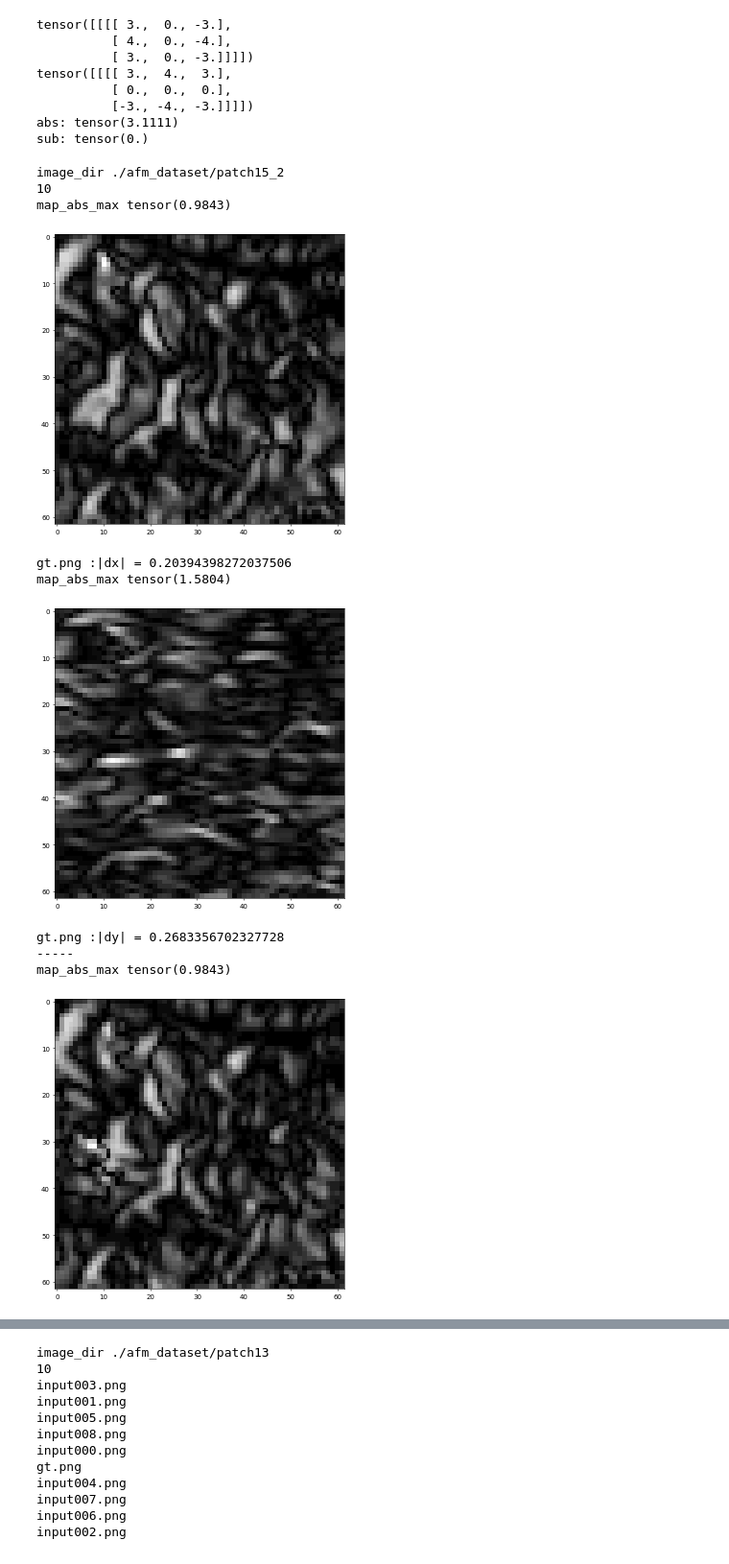
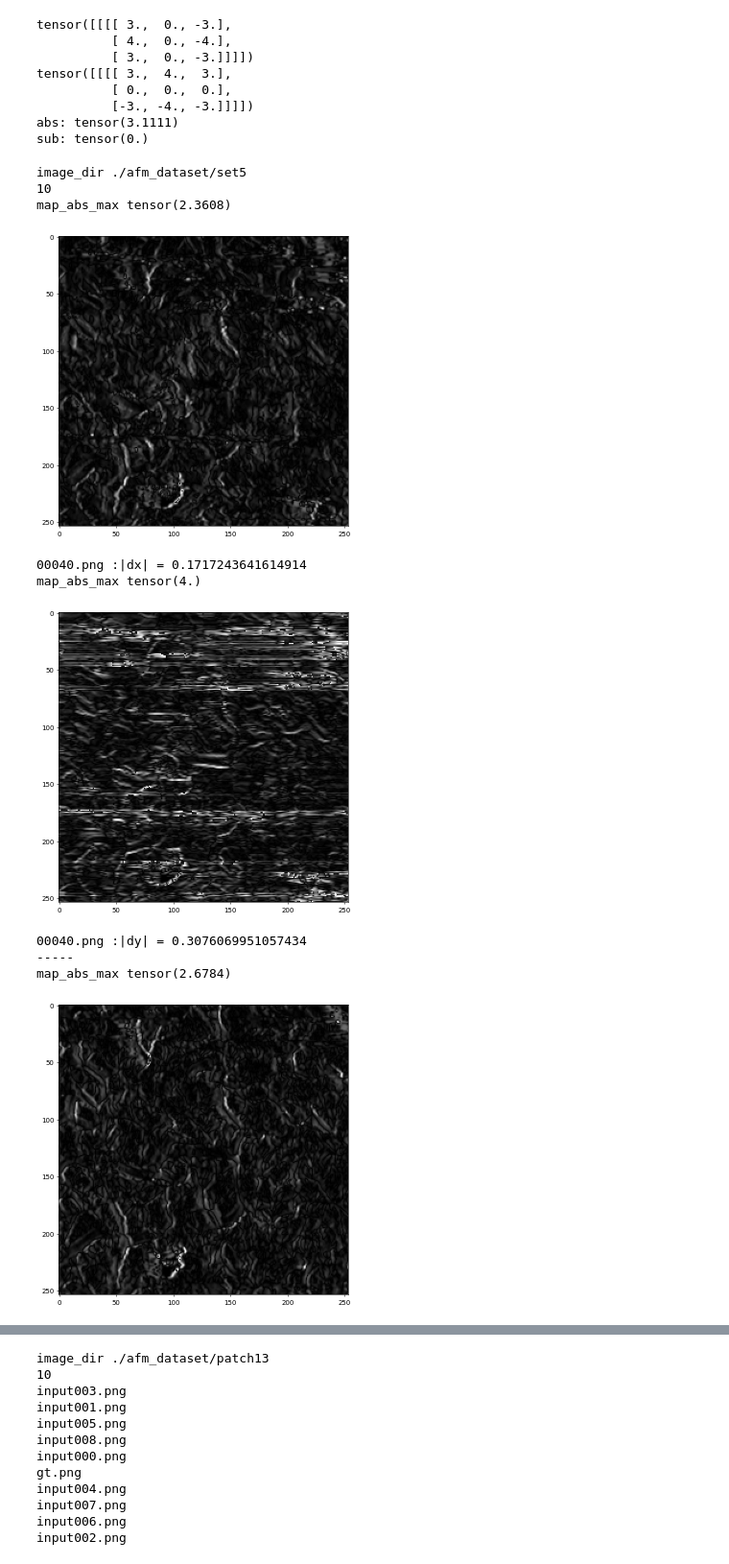
Before and after one commit to yasue32/afm-denoise, a Jupyter notebook: blur/afm/test.ipynb, the cells around one changed output, grey strips where cells are left out. Shown at 96% size. Saved outputs shown, nothing was run; the diff lists cells and outputs as text; code cells hidden in the pictures.

```diff
--- a/blur/afm/test.ipynb
+++ b/blur/afm/test.ipynb
@@ -59,7 +59,7 @@ tensor([[[[ 3.,  4.,  3.],
 abs: tensor(3.1111)
 sub: tensor(0.)
 # %%
-data = Data('./afm_dataset/patch15_2')
+data = Data('./afm_dataset/set5')
 kernelx = torch.Tensor([[-1., 0., 1.],
                        [-2., 0., 2.],
                        [-1., 0., 1.]])
@@ -88,42 +88,42 @@ for i, (img, fname) in enumerate(data):
     # dic_score[i] = (score_mapy - score_mapx).abs().mean().item()
     dic_score[i] = (score_mapy.abs() - score_mapx.abs()).mean().item()
     # dic_score[i] = (score_mapx.abs().mean() - score_mapy.abs().mean()).item()
 
 
-    normal = 10
+    normal = 2
     for _map, label in [(score_mapx, 'x'), (score_mapy, 'y')]: #
         _map_abs = np.sqrt(_map ** 2)
         print("map_abs_max", _map_abs.max())
         # _map_abs = _map_abs / _map_abs.max()
         _map_abs = _map_abs / normal
         _map_abs = tvF.to_pil_image(_map_abs.reshape(1, *_map_abs.shape[-2:]))
         plt.figure(figsize=(8, 8), dpi=50)
-        plt.imshow(np.array(_map_abs), cmap = "gray")
+        plt.imshow(np.array(_map_abs).clip(0,255), cmap = "gray")
         plt.show()
         print(fname, f':|d{label}| = {_map.abs().mean()}')
 
     img = tvF.to_pil_image(img.reshape(1, *img.shape[-2:]))
     dic_data[i] = (img, fname)
     print('-----')
 
 print(dic_score)
 dic_score_sorted = sorted(dic_score.items(), key=lambda x:x[1], reverse=True)
 
 for idx, score in dic_score_sorted:
     plt.figure(figsize=(8, 8), dpi=50)
     plt.imshow(np.array(dic_data[idx][0]), cmap = "gray")
     plt.show()
     print('mean(|dy| - |dx|)=', score)
     print(dic_data[idx][1])
 # %% [output]
-image_dir ./afm_dataset/patch15_2
+image_dir ./afm_dataset/set5
 10
-map_abs_max tensor(0.9843)
+map_abs_max tensor(2.3608)
-[figure, old version]
+[figure, new version]
-gt.png :|dx| = 0.20394398272037506
-map_abs_max tensor(1.5804)
+00040.png :|dx| = 0.1717243641614914
+map_abs_max tensor(4.)
-[figure, old version]
+[figure, new version]
-gt.png :|dy| = 0.2683356702327728
+00040.png :|dy| = 0.3076069951057434
 -----
-map_abs_max tensor(0.9843)
+map_abs_max tensor(2.6784)
-[figure, old version]
+[figure, new version]
```
Also changed, not shown: parts of 1 cell of this notebook, 5 other files.
